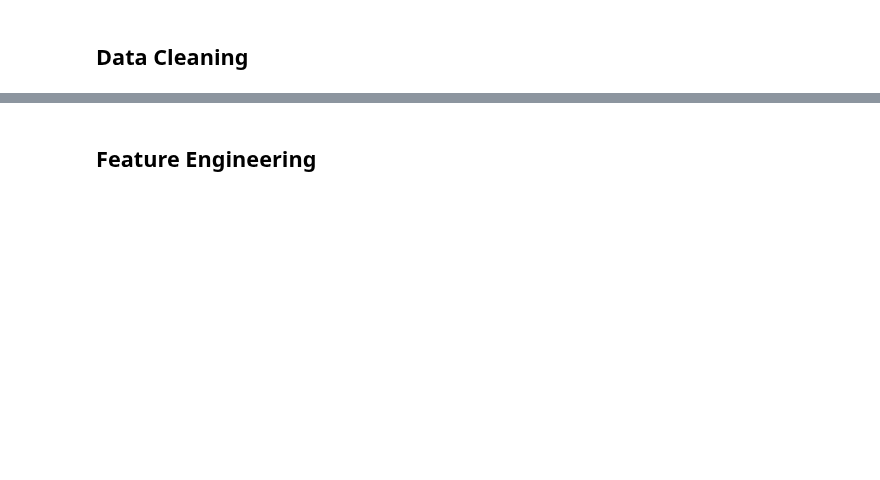
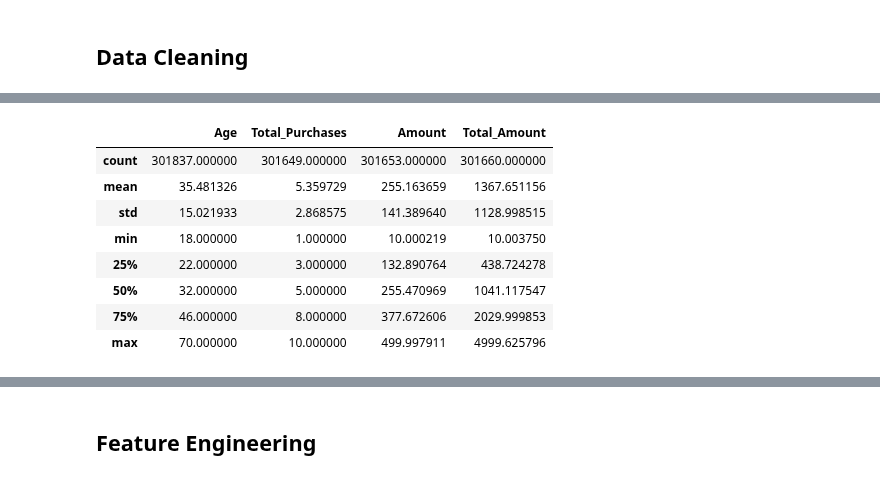
Before and after one commit to JAA999/grocery_prediction, a Jupyter notebook: ML_Project.ipynb, the cells around one changed output, grey strips where cells are left out. Saved outputs shown, nothing was run; the diff lists cells and outputs as text; code cells hidden in the pictures; blank space fills up the shorter version.

```diff
--- a/ML_Project.ipynb
+++ b/ML_Project.ipynb
@@ -44,3 +65,15 @@ data = data.drop(columns=['City', 'State', 'Zipcode', 'Country', 'Transaction_ID
+# %%
+data.describe()
+# %% [output]
+|  | Age | Total_Purchases | Amount | Total_Amount |
+| count | 301837.000000 | 301649.000000 | 301653.000000 | 301660.000000 |
+| mean | 35.481326 | 5.359729 | 255.163659 | 1367.651156 |
+| std | 15.021933 | 2.868575 | 141.389640 | 1128.998515 |
+| min | 18.000000 | 1.000000 | 10.000219 | 10.003750 |
+| 25% | 22.000000 | 3.000000 | 132.890764 | 438.724278 |
+| 50% | 32.000000 | 5.000000 | 255.470969 | 1041.117547 |
+| 75% | 46.000000 | 8.000000 | 377.672606 | 2029.999853 |
+| max | 70.000000 | 10.000000 | 499.997911 | 4999.625796 |
 # %%
 unique_counts = data.nunique()
 
```
Also changed, not shown: parts of 28 cells of this notebook.
